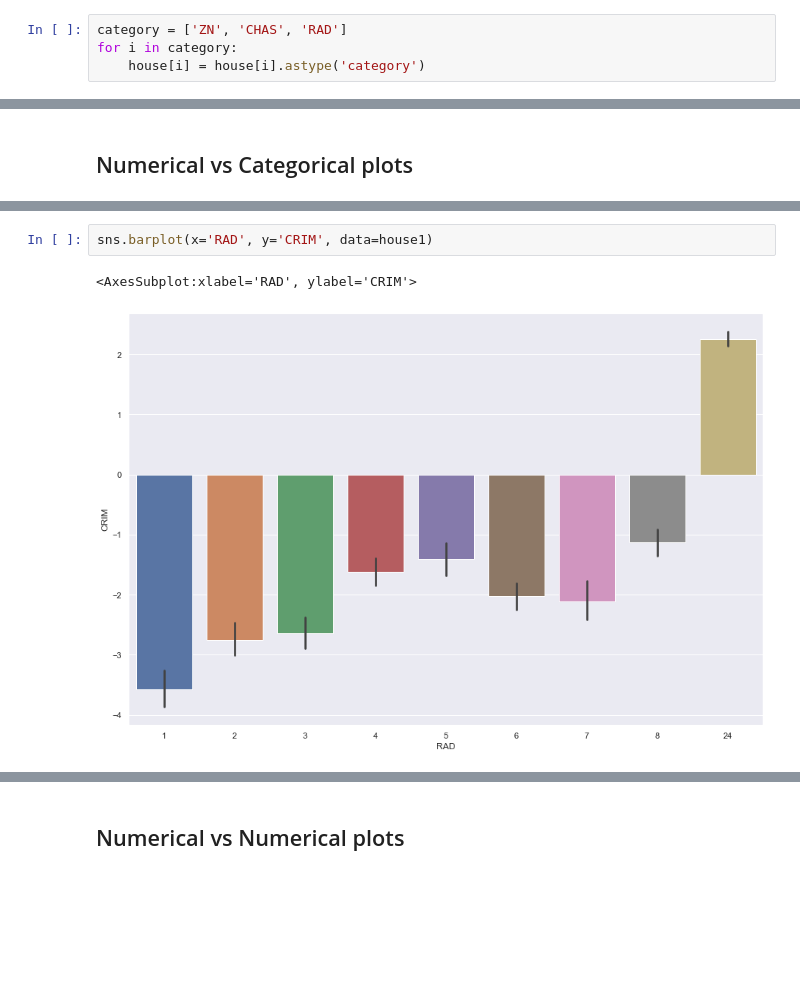
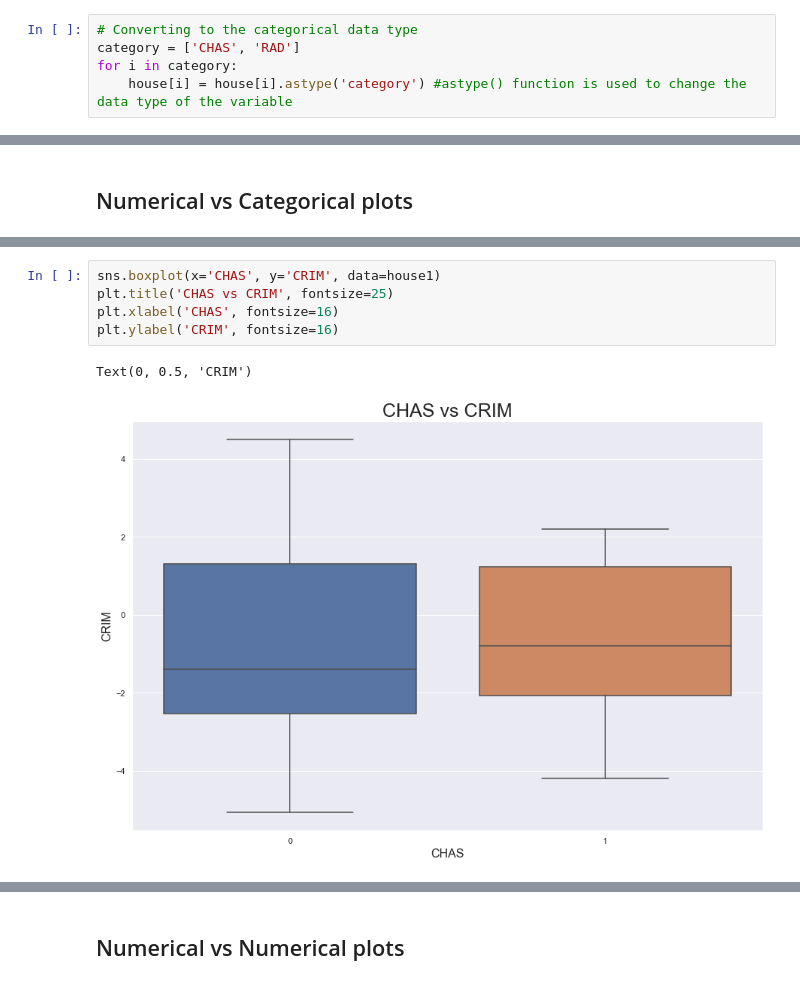
Before and after one commit to rhythmbhavsar/Housing, a Jupyter notebook: Housing.ipynb, the cells around one changed output, grey strips where cells are left out. Drawn from its saved outputs; the diff is of its cells as text; blank space fills up the shorter version.

Commit message:
Exploratory Data Analysis

```diff
--- a/Housing.ipynb
+++ b/Housing.ipynb
@@ -69,7 +120,8 @@ memory usage: 55.5 KB
 # %%
-category = ['ZN', 'CHAS', 'RAD']
+# Converting to the categorical data type
+category = ['CHAS', 'RAD']
 for i in category:
-    house[i] = house[i].astype('category')
+    house[i] = house[i].astype('category') #astype() function is used to change the data type of the variable
 # %%
 house.info()
 # %% [output]
@@ -299,5 +504,8 @@ category
 # %%
-sns.barplot(x='RAD', y='CRIM', data=house1)
+sns.boxplot(x='CHAS', y='CRIM', data=house1)
+plt.title('CHAS vs CRIM', fontsize=25)
+plt.xlabel('CHAS', fontsize=16)
+plt.ylabel('CRIM', fontsize=16)
 # %% [output]
-<AxesSubplot:xlabel='RAD', ylabel='CRIM'>
+Text(0, 0.5, 'CRIM')
-[figure, old version]
+[figure, new version]
```
Also changed, not shown: parts of 72 cells of this notebook.
